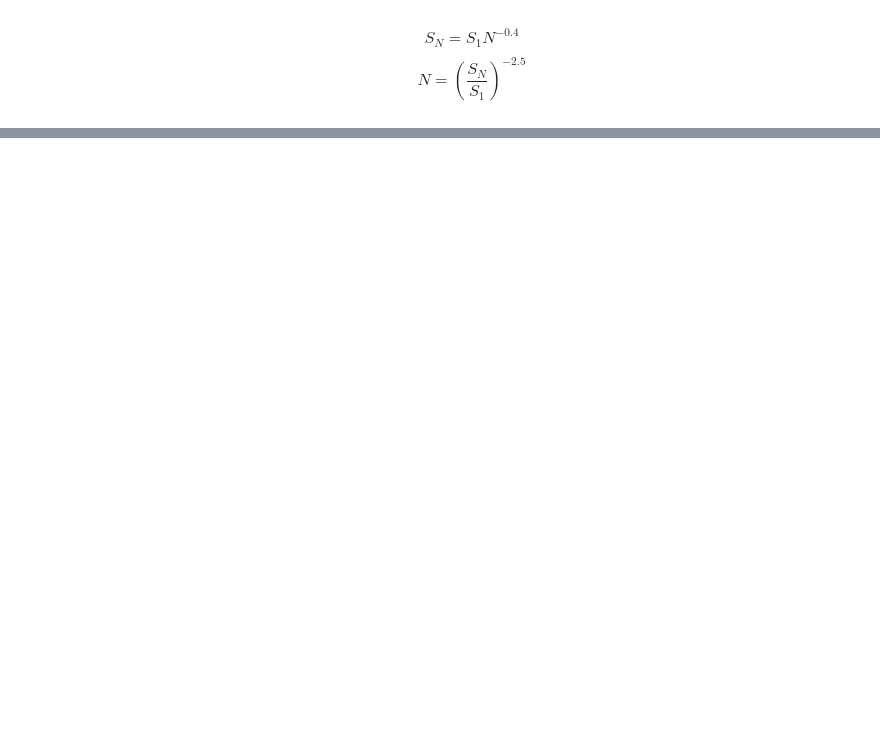
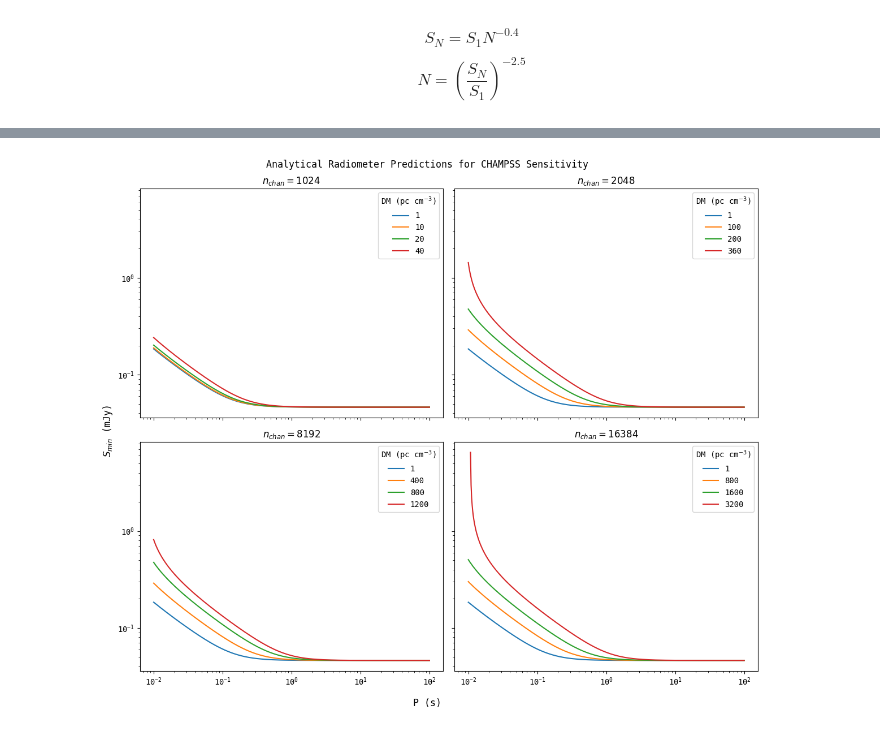
Before and after one commit to chime-sps/Transmissivity, a Jupyter notebook: results/sensitivity_dropoff.ipynb, the cells around one changed output, grey strips where cells are left out. Cells and saved outputs as stored; diff of their text form; code cells hidden in the pictures; blank space fills up the shorter version.

Commit message:
sensitivity work; radiometer eq fixed

```diff
--- a/results/sensitivity_dropoff.ipynb
+++ b/results/sensitivity_dropoff.ipynb
@@ -388,0 +459,41 @@ Text(0.5, 0.98, 'Analytical Radiometer Predictions for CHAMPSS Sensitivity')
+# %%
+maxDMs = np.array([24, 350, 1000, 2000])
+DMs = np.array([[1, 10, 20, 40],
+                [1, 100, 200, 360],
+                [1, 400, 800, 1200],
+                [1, 800, 1600, 3200]
+    ])
+P = np.logspace(-2, 2, 500)
+f = 1 / P
+
+fig, ax = plt.subplots(2, 2, figsize = (12, 10), sharex = True, sharey = True)
+ax = ax.flatten()
+
+for i in range(len(maxDMs)):
+    Scurve = get_Scurve(f, DMs[i], maxDMs[i])
+
+    for j in range(len(DMs[i])):
+        ax[i].plot(P, Scurve[j], label = DMs[i, j])
+    ax[i].legend(title = r'DM (pc cm$^{-3}$)')
+
+
+ax[0].set_xscale('log')
+ax[0].set_title(r'$n_{chan} = 1024$')
+
+ax[1].set_xscale('log')
+ax[1].set_title(r'$n_{chan} = 2048$')
+
+ax[2].set_xscale('log')
+ax[2].set_title(r'$n_{chan} = 8192$')
+
+ax[3].set_xscale('log')
+ax[3].set_title(r'$n_{chan} = 16384$')
+ax[3].set_yscale('log')
+
+fig.supylabel('$S_{min}$ (mJy)')
+fig.supxlabel('P (s)')
+fig.suptitle('Analytical Radiometer Predictions for CHAMPSS Sensitivity')
+
+plt.tight_layout()
+# %% [output]
+[figure, added]
```
Also changed, not shown: parts of 16 cells of this notebook.
